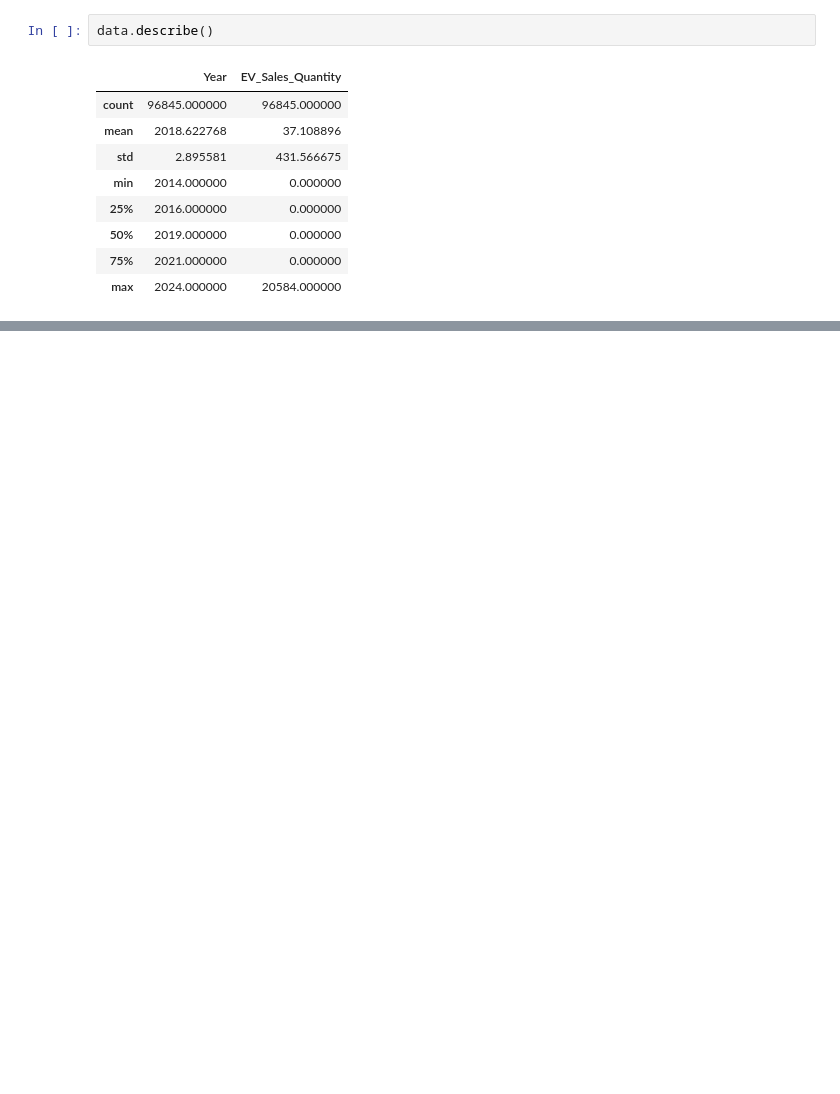
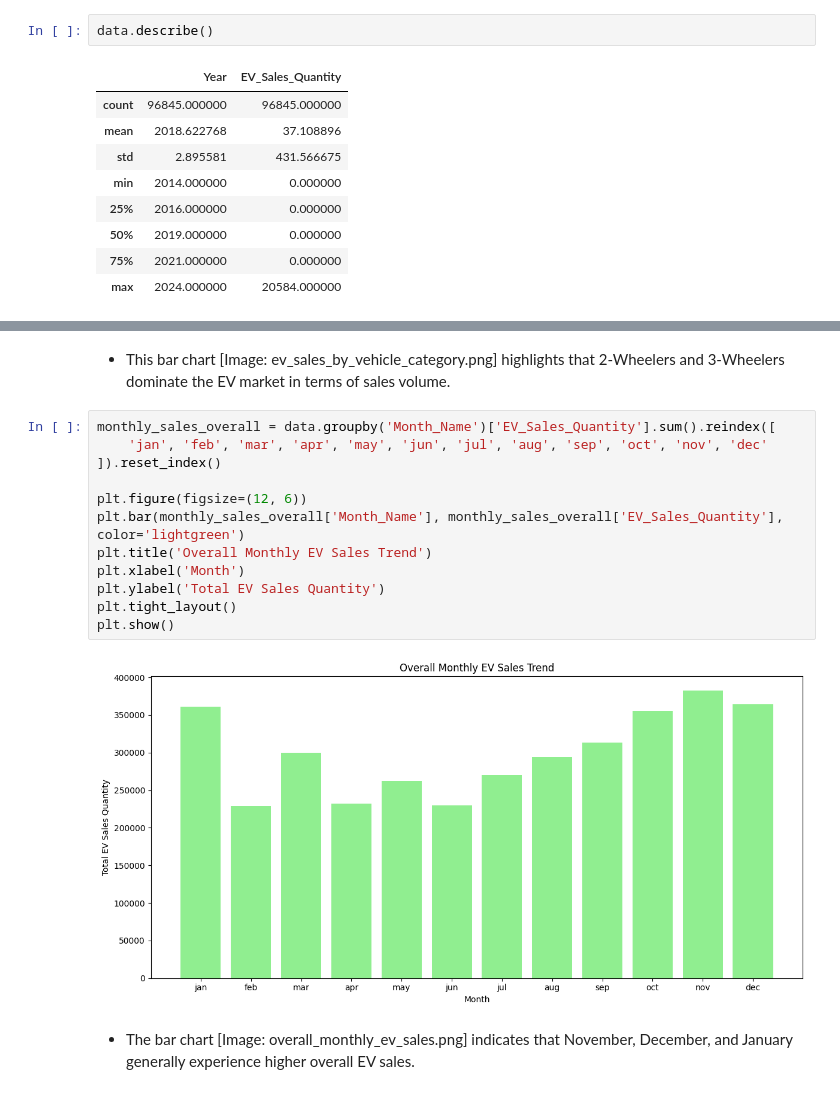
Before and after one commit to ldotmithu/-Electric-Vehicle-Sales-by-State-in-India, a Jupyter notebook: ev_sales_analysis.ipynb, the cells around one changed output, grey strips where cells are left out. Drawn from its saved outputs; the diff is of its cells as text; blank space fills up the shorter version.

```diff
--- a/ev_sales_analysis.ipynb
+++ b/ev_sales_analysis.ipynb
@@ -259,0 +354,18 @@ Electric Vehicle Sales Analysis Insights:
+# %% [markdown]
+- This bar chart [Image: ev_sales_by_vehicle_category.png] highlights that 2-Wheelers and 3-Wheelers dominate the EV market in terms of sales volume.
+# %%
+monthly_sales_overall = data.groupby('Month_Name')['EV_Sales_Quantity'].sum().reindex([
+    'jan', 'feb', 'mar', 'apr', 'may', 'jun', 'jul', 'aug', 'sep', 'oct', 'nov', 'dec'
+]).reset_index()
+
+plt.figure(figsize=(12, 6))
+plt.bar(monthly_sales_overall['Month_Name'], monthly_sales_overall['EV_Sales_Quantity'], color='lightgreen')
+plt.title('Overall Monthly EV Sales Trend')
+plt.xlabel('Month')
+plt.ylabel('Total EV Sales Quantity')
+plt.tight_layout()
+plt.show()
+# %% [output]
+[figure, added]
+# %% [markdown]
+- The bar chart [Image: overall_monthly_ev_sales.png] indicates that November, December, and January generally experience higher overall EV sales.
```
Also changed, not shown: parts of 39 cells of this notebook, 1 other file.
